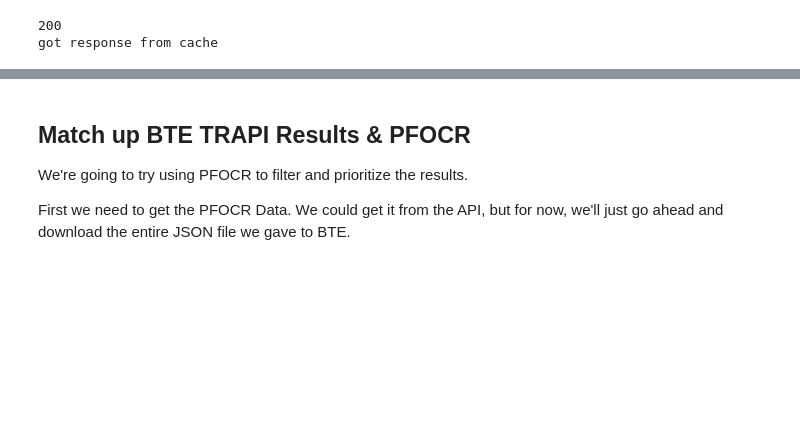
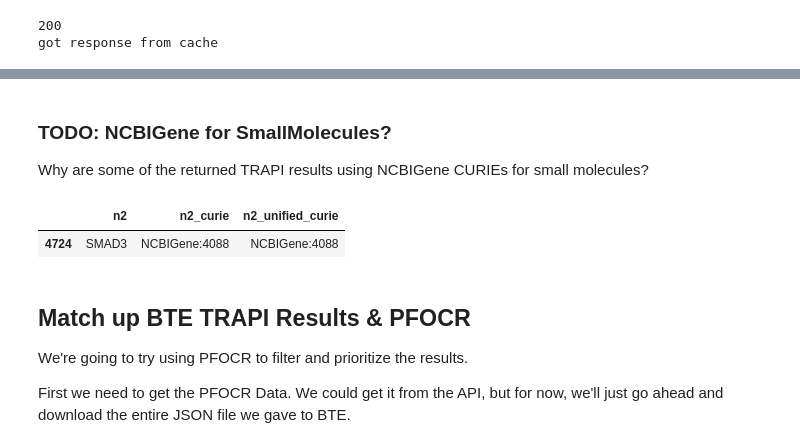
Before and after one commit to wikipathways/pathway-figure-ocr, a Jupyter notebook: notebooks/bte_sleeve_RAB13.ipynb, the cells around one changed output, grey strips where cells are left out. Drawn from its saved outputs; the diff is of its cells as text; code cells hidden in the pictures; blank space fills up the shorter version.

```diff
--- a/notebooks/bte_sleeve_RAB13.ipynb
+++ b/notebooks/bte_sleeve_RAB13.ipynb
@@ -326,3 +313,15 @@ Total results count (excluding any that couldn't be unified): 3,738. That's too
+# %% [markdown]
+### TODO: NCBIGene for SmallMolecules?
+Why are some of the returned TRAPI results using NCBIGene CURIEs for small molecules?
+# %%
+results_df[(
+    results_df["n2_curie"].str.startswith("NCBIGene:")
+) | (
+    results_df["n2_unified_curie"].str.startswith("NCBIGene:")
+)][["n2", "n2_curie", "n2_unified_curie"]]
+# %% [output]
+|  | n2 | n2_curie | n2_unified_curie |
+| 4724 | SMAD3 | NCBIGene:4088 | NCBIGene:4088 |
 # %% [markdown]
 ## Match up BTE TRAPI Results & PFOCR
 
```
Also changed, not shown: parts of 51 cells of this notebook, 1 other file.
